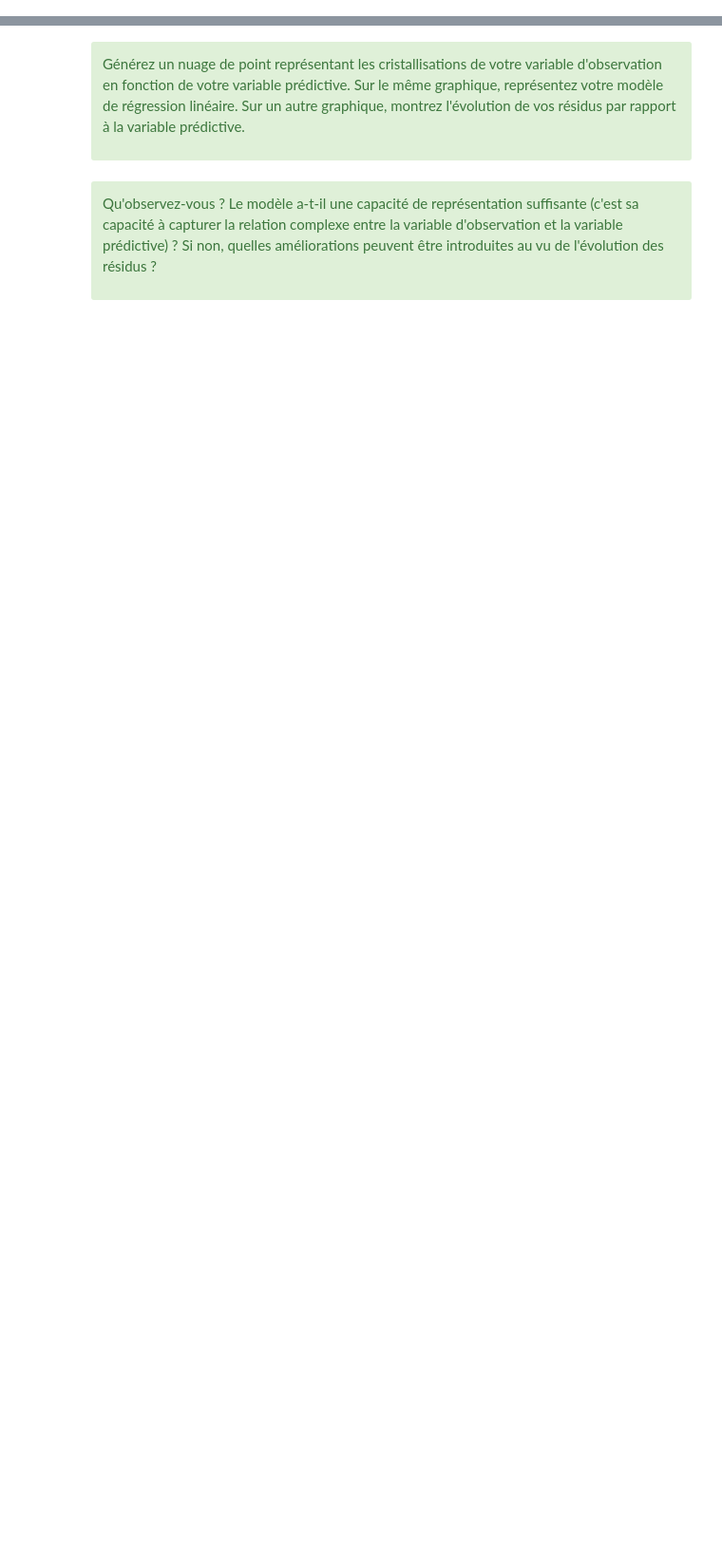
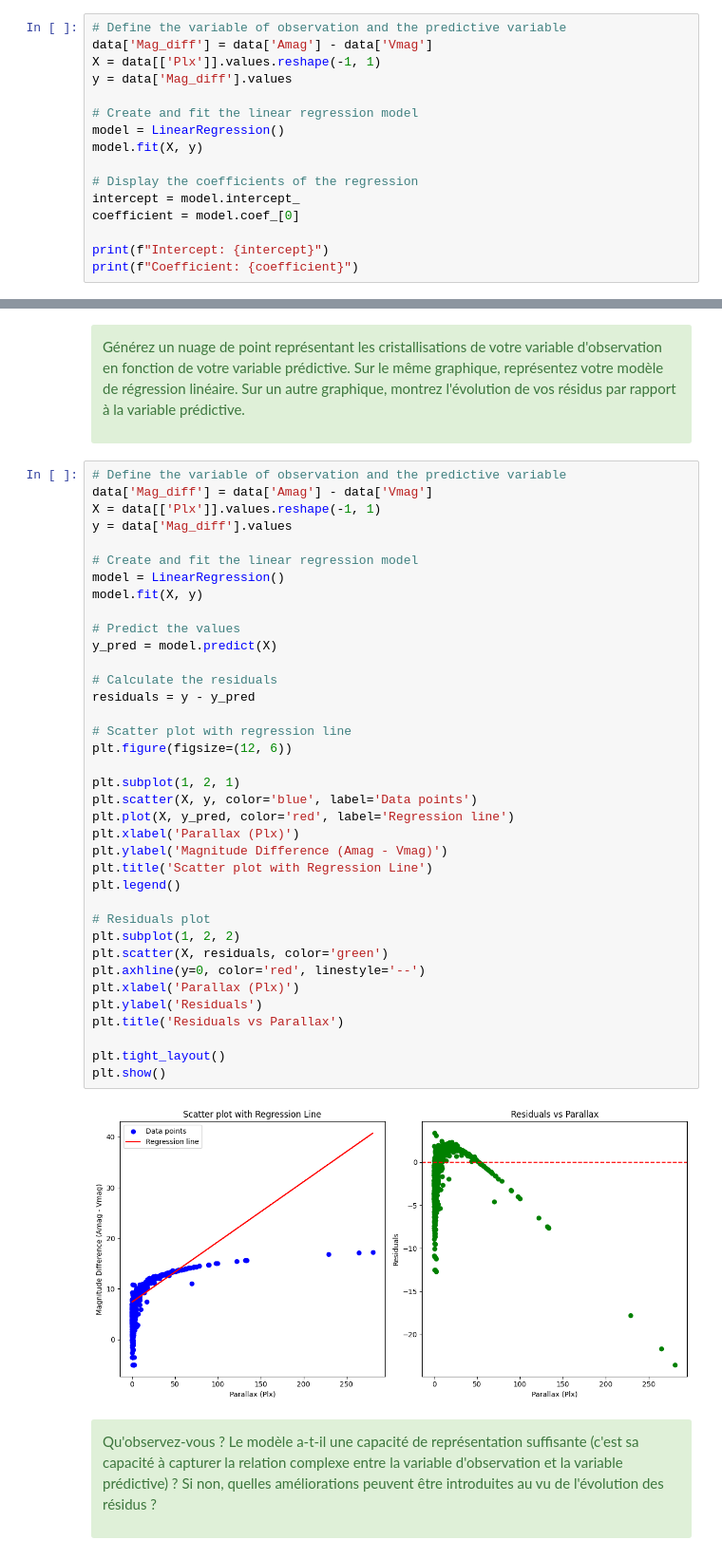
Before and after one commit to LeJzer03/Stat.-Devoir---Github, a Jupyter notebook: math0487_hw2.ipynb, the cells around one changed output, grey strips where cells are left out. Shown at 95% size. Cells and saved outputs as stored; diff of their text form; blank space fills up the shorter version.

```diff
--- a/math0487_hw2.ipynb
+++ b/math0487_hw2.ipynb
@@ -255,3 +362,19 @@ Un ami astronome vous suggère de commencer par prédire la différence entre la
 Dans un premier temps, tentez de faire un modèle simple de régression linéaire en ne considérant uniquement que la variable prédictive : *l'angle de la parallaxe*. Ajustez également l'intercept. Affichez les coefficients de régression.
 
 </div>
+# %%
+# Define the variable of observation and the predictive variable
+data['Mag_diff'] = data['Amag'] - data['Vmag']
+X = data[['Plx']].values.reshape(-1, 1)
+y = data['Mag_diff'].values
+
+# Create and fit the linear regression model
+model = LinearRegression()
+model.fit(X, y)
+
+# Display the coefficients of the regression
+intercept = model.intercept_
+coefficient = model.coef_[0]
+
+print(f"Intercept: {intercept}")
+print(f"Coefficient: {coefficient}")
@@ -261,6 +387,45 @@ Dans un premier temps, tentez de faire un modèle simple de régression linéair
 Générez un nuage de point représentant les cristallisations de votre variable d'observation en fonction de votre variable prédictive. Sur le même graphique, représentez votre modèle de régression linéaire. Sur un autre graphique, montrez l'évolution de vos résidus par rapport à la variable prédictive.
 
 </div>
+# %%
+# Define the variable of observation and the predictive variable
+data['Mag_diff'] = data['Amag'] - data['Vmag']
+X = data[['Plx']].values.reshape(-1, 1)
+y = data['Mag_diff'].values
+
+# Create and fit the linear regression model
+model = LinearRegression()
+model.fit(X, y)
+
+# Predict the values
+y_pred = model.predict(X)
+
+# Calculate the residuals
+residuals = y - y_pred
+
+# Scatter plot with regression line
+plt.figure(figsize=(12, 6))
+
+plt.subplot(1, 2, 1)
+plt.scatter(X, y, color='blue', label='Data points')
+plt.plot(X, y_pred, color='red', label='Regression line')
+plt.xlabel('Parallax (Plx)')
+plt.ylabel('Magnitude Difference (Amag - Vmag)')
+plt.title('Scatter plot with Regression Line')
+plt.legend()
+
+# Residuals plot
+plt.subplot(1, 2, 2)
+plt.scatter(X, residuals, color='green')
+plt.axhline(y=0, color='red', linestyle='--')
+plt.xlabel('Parallax (Plx)')
+plt.ylabel('Residuals')
+plt.title('Residuals vs Parallax')
+
+plt.tight_layout()
+plt.show()
+# %% [output]
+[figure, added]
 # %% [markdown]
 <div class="alert alert-block alert-success">
 
```
Also changed, not shown: parts of 16 cells of this notebook, 1 other file.
